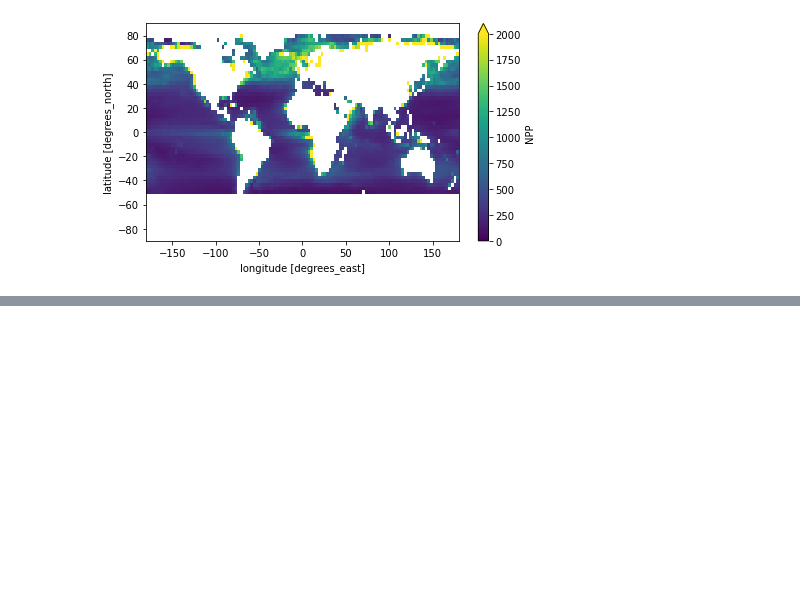
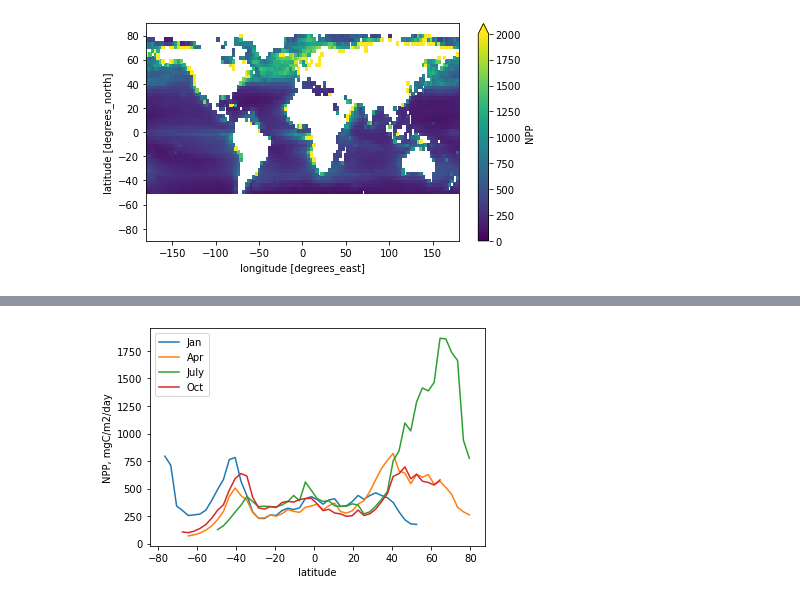
Before and after one commit to takaito1/easX305, a Jupyter notebook: week11_npp_exercise.ipynb, the cells around one changed output, grey strips where cells are left out. Drawn from its saved outputs; the diff is of its cells as text; code cells hidden in the pictures; blank space fills up the shorter version.

```diff
--- a/week11_npp_exercise.ipynb
+++ b/week11_npp_exercise.ipynb
@@ -82,0 +100,19 @@ plt.show()
+# %%
+NPPc=ds.NPP.groupby('time.month').mean(dim='time')
+NPPcx=NPPc.mean(dim='lon')
+
+# plot Jan
+plt.plot(ds.lat,NPPcx[0,:],label='Jan')
+# plot April
+plt.plot(ds.lat,NPPcx[3,:],label='Apr')
+# plot July
+plt.plot(ds.lat,NPPcx[6,:],label='July')
+# plot Oct
+plt.plot(ds.lat,NPPcx[9,:],label='Oct')
+
+plt.xlabel('latitude')
+plt.ylabel('NPP, mgC/m2/day')
+plt.legend()
+plt.show()
+# %% [output]
+[figure, added]
```
Also changed, not shown: parts of 10 cells of this notebook.
